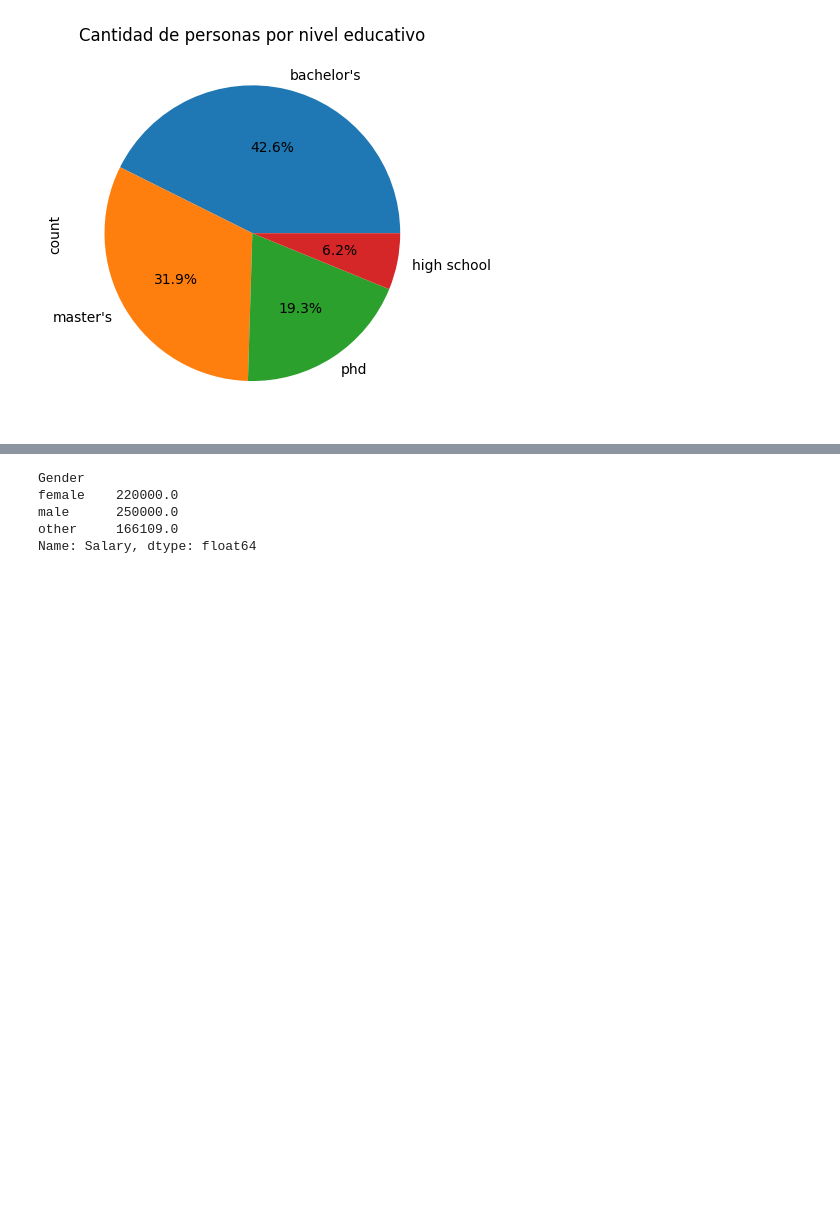
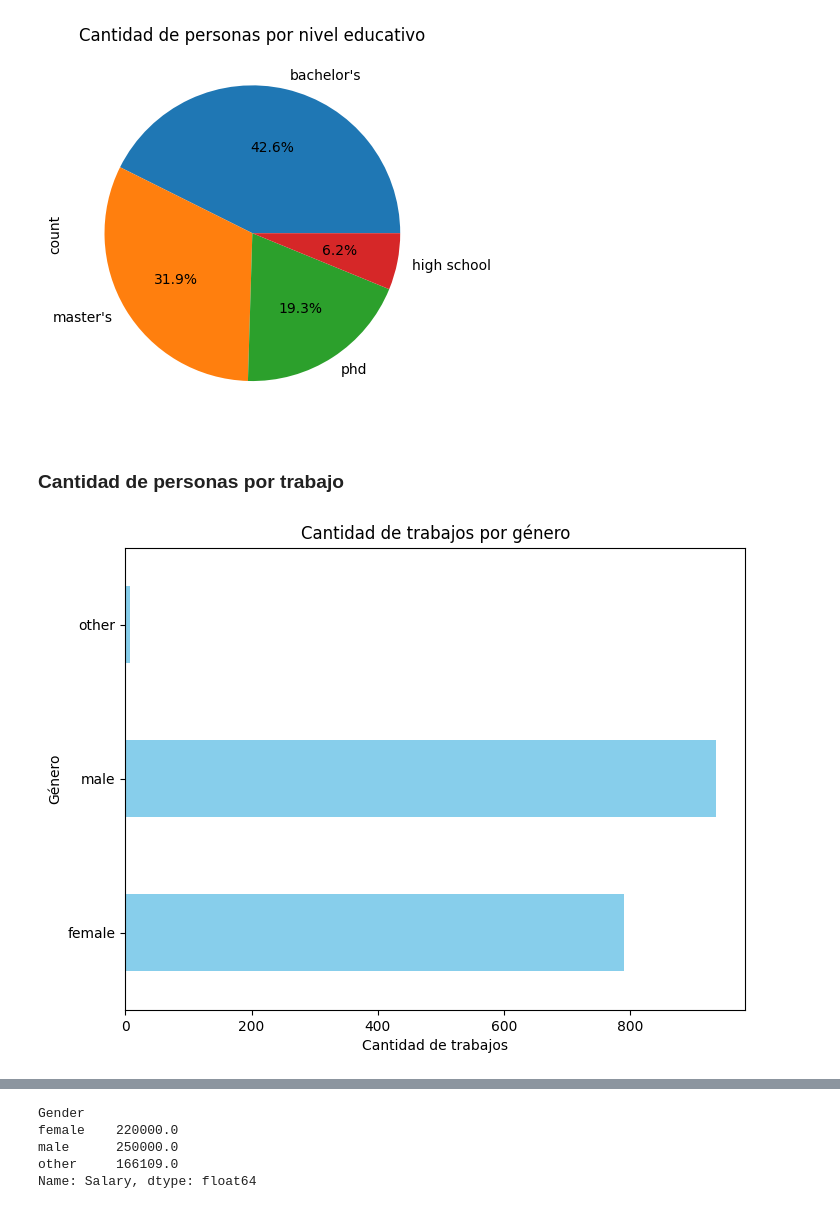
Before and after one commit to Zackperez/dataset_salary, a Jupyter notebook: salary_limpieza.ipynb, the cells around one changed output, grey strips where cells are left out. Drawn from its saved outputs; the diff is of its cells as text; code cells hidden in the pictures; blank space fills up the shorter version.

```diff
--- a/salary_limpieza.ipynb
+++ b/salary_limpieza.ipynb
@@ -477,3 +477,23 @@ plt.title("Cantidad de personas por nivel educativo")
 plt.show()
 # %% [output]
 [figure]
+# %% [markdown]
+### Cantidad de personas por trabajo
+# %%
+f = data.groupby('Gender')['Job_Title']
+trabajos_por_genero = f.count()
+# %%
+plt.figure(figsize=(8, 6))  # Ajusta el tamaño de la figura si lo deseas
+
+# Crear la gráfica de barras horizontales
+trabajos_por_genero.plot(kind='barh', color='skyblue')
+
+# Ajustar los títulos y etiquetas
+plt.title('Cantidad de trabajos por género')
+plt.xlabel('Cantidad de trabajos')
+plt.ylabel('Género')
+
+# Mostrar la gráfica
+plt.show()
+# %% [output]
+[figure, added]
```
Also changed, not shown: parts of 6 cells of this notebook.
